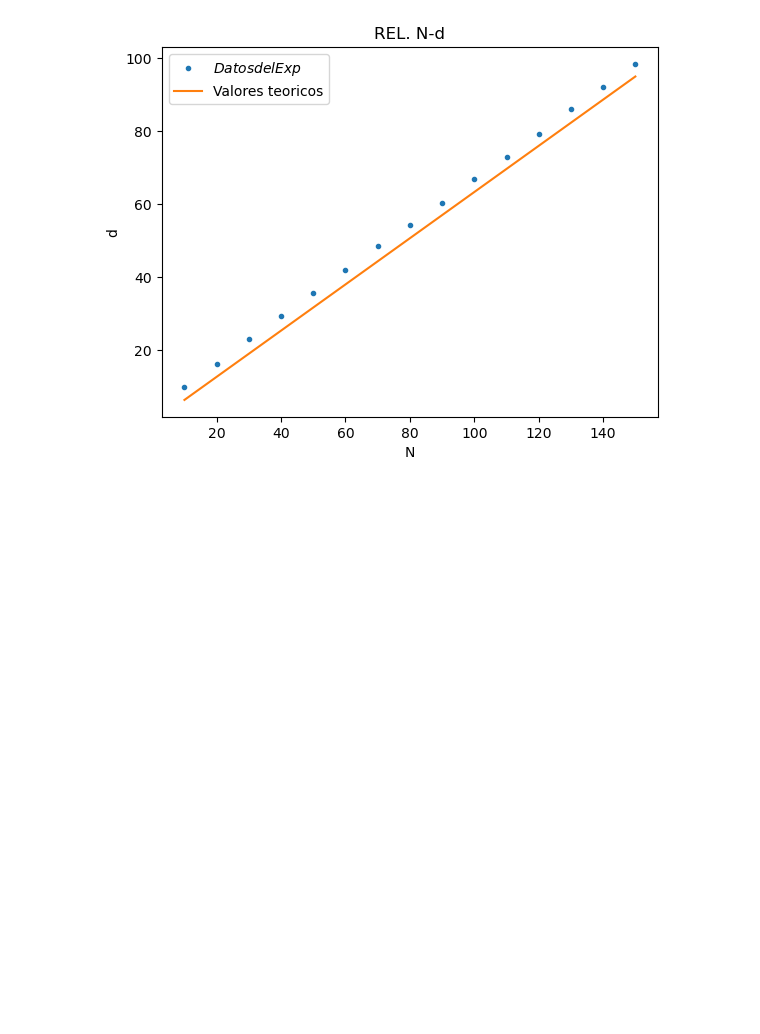
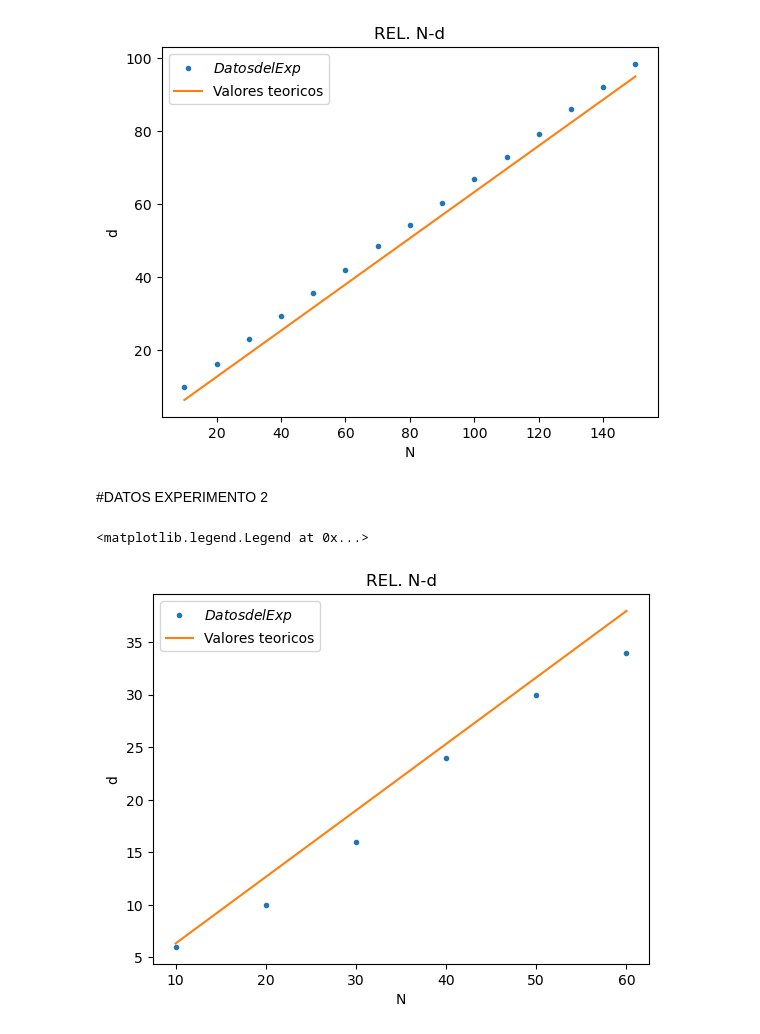
Before and after one commit to paolovf123/GRAFICOS_EXP, a Jupyter notebook: exp2.ipynb, the cells around one changed output. Drawn from its saved outputs; the diff is of its cells as text; code cells hidden in the pictures; blank space fills up the shorter version.

```diff
--- a/exp2.ipynb
+++ b/exp2.ipynb
@@ -17,3 +18,19 @@ axes.legend()
 # %% [output]
 <matplotlib.legend.Legend at 0x...>
 [figure]
+# %% [markdown]
+#DATOS EXPERIMENTO 2
+# %%
+N=np.array([10,20,30,40,50,60])
+d=np.array([3,5,8,12,15,17])
+y=0.633*N
+fig, axes=plt.subplots()
+axes.plot(N,2*d,'.',label='$Datos del Exp$')
+axes.plot(N,y,'-',label='Valores teoricos')
+axes.set_title('REL. N-d')
+axes.set_xlabel('N')
+axes.set_ylabel('d')
+axes.legend()
+# %% [output]
+<matplotlib.legend.Legend at 0x...>
+[figure, added]
```
Also changed, not shown: parts of 2 cells of this notebook.
